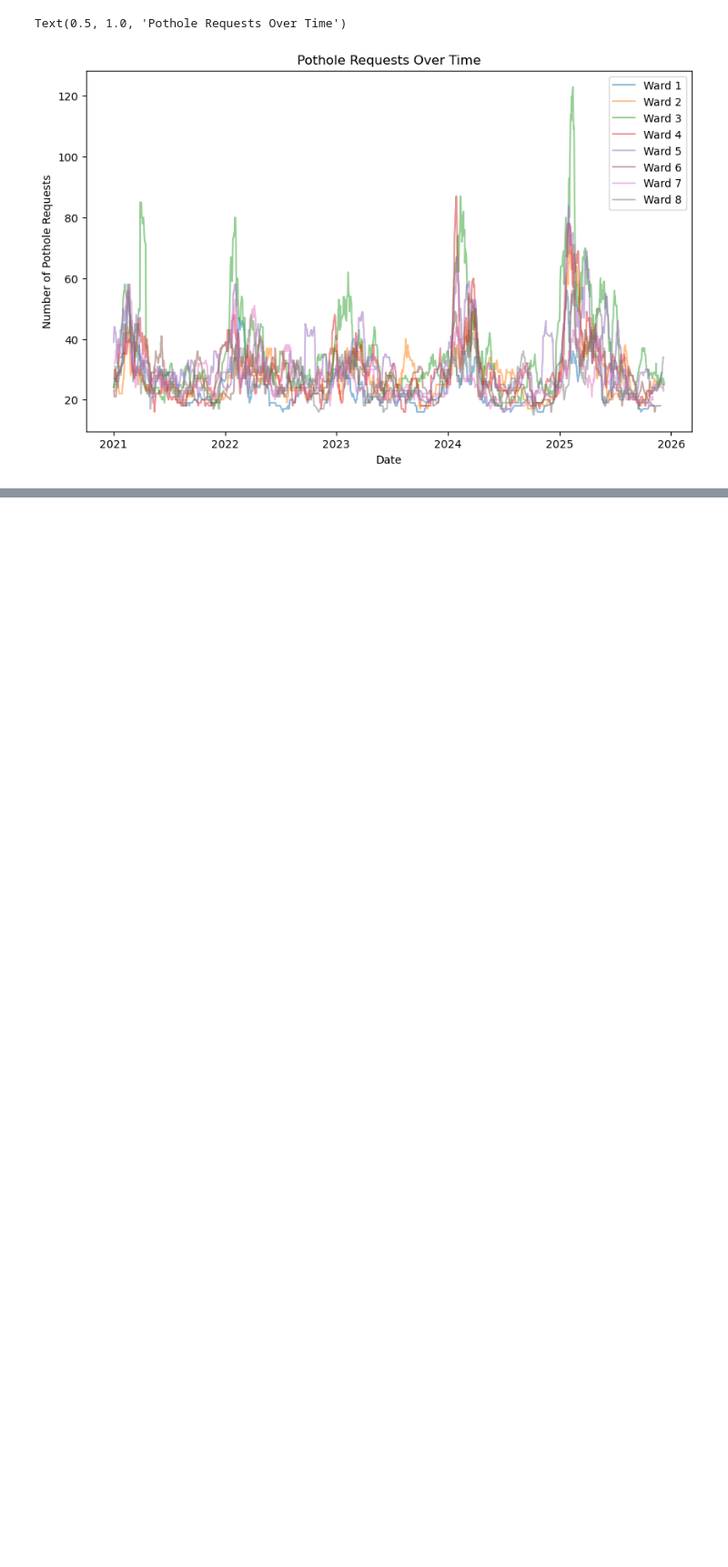
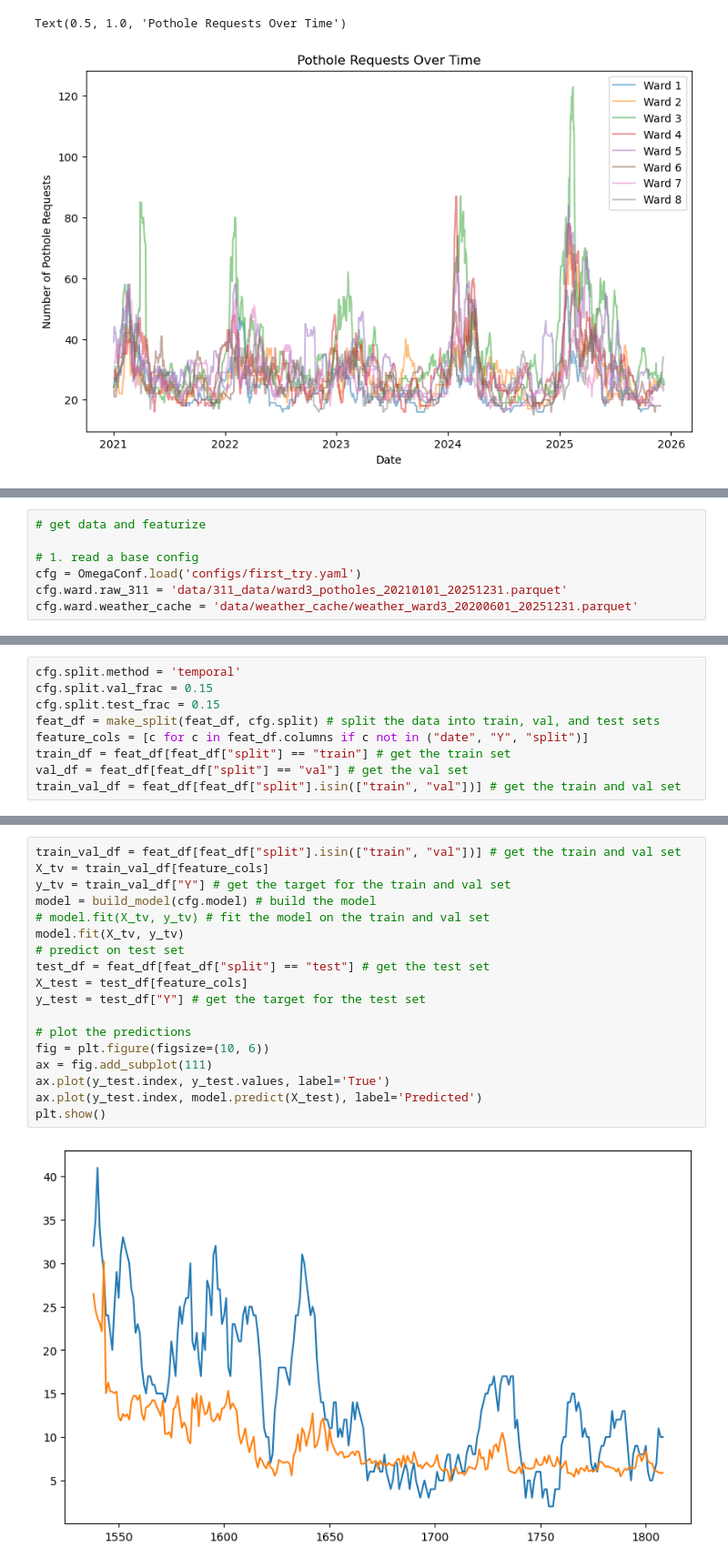
Before and after one commit to Erdos-Projects/spring-2026-dc-311, a Jupyter notebook: load_process.ipynb, the cells around one changed output, grey strips where cells are left out. Shown at 91% size. Drawn from its saved outputs; the diff is of its cells as text; blank space fills up the shorter version.

```diff
--- a/load_process.ipynb
+++ b/load_process.ipynb
@@ -87,0 +125,7 @@ Text(0.5, 1.0, 'Pothole Requests Over Time')
+# %%
+# get data and featurize
+
+# 1. read a base config
+cfg = OmegaConf.load('configs/first_try.yaml')
+cfg.ward.raw_311 = 'data/311_data/ward3_potholes_20210101_20251231.parquet'
+cfg.ward.weather_cache = 'data/weather_cache/weather_ward3_20200601_20251231.parquet'
@@ -87,0 +149,9 @@ Text(0.5, 1.0, 'Pothole Requests Over Time')
+# %%
+cfg.split.method = 'temporal'
+cfg.split.val_frac = 0.15
+cfg.split.test_frac = 0.15
+feat_df = make_split(feat_df, cfg.split) # split the data into train, val, and test sets
+feature_cols = [c for c in feat_df.columns if c not in ("date", "Y", "split")]
+train_df = feat_df[feat_df["split"] == "train"] # get the train set
+val_df = feat_df[feat_df["split"] == "val"] # get the val set
+train_val_df = feat_df[feat_df["split"].isin(["train", "val"])] # get the train and val set
@@ -87,0 +168,20 @@ Text(0.5, 1.0, 'Pothole Requests Over Time')
+# %%
+train_val_df = feat_df[feat_df["split"].isin(["train", "val"])] # get the train and val set
+X_tv = train_val_df[feature_cols]
+y_tv = train_val_df["Y"] # get the target for the train and val set
+model = build_model(cfg.model) # build the model
+# model.fit(X_tv, y_tv) # fit the model on the train and val set
+model.fit(X_tv, y_tv)
+# predict on test set
+test_df = feat_df[feat_df["split"] == "test"] # get the test set
+X_test = test_df[feature_cols]
+y_test = test_df["Y"] # get the target for the test set
+
+# plot the predictions
+fig = plt.figure(figsize=(10, 6))
+ax = fig.add_subplot(111)
+ax.plot(y_test.index, y_test.values, label='True')
+ax.plot(y_test.index, model.predict(X_test), label='Predicted')
+plt.show()
+# %% [output]
+[figure, added]
```
Also changed, not shown: parts of 19 cells of this notebook, 2 other files.
